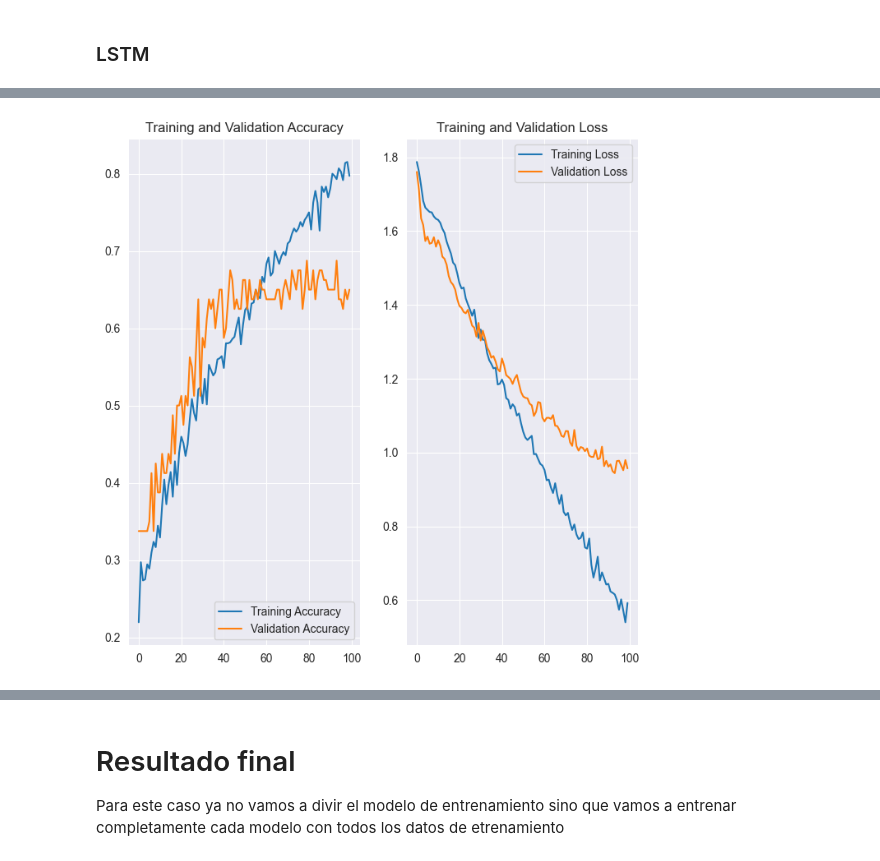
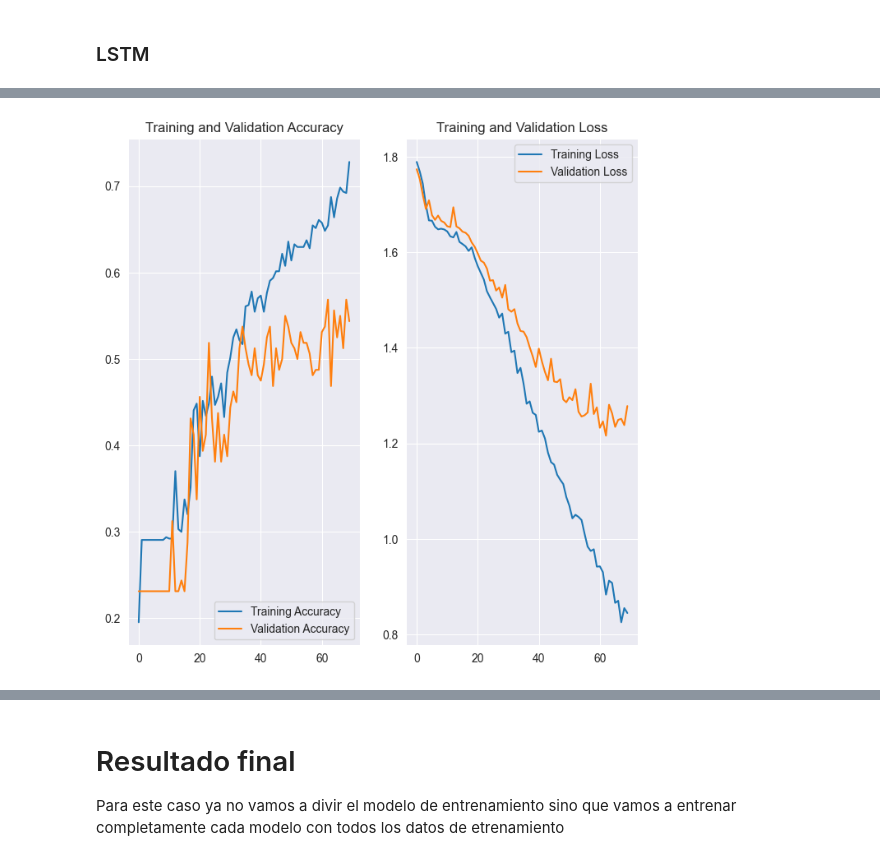
Before and after one commit to devBorisG/Estadistica-III, a Jupyter notebook: Tarea 4/Categorias.ipynb, the cells around one changed output, grey strips where cells are left out. Drawn from its saved outputs; the diff is of its cells as text; code cells hidden in the pictures.

```diff
--- a/Tarea 4/Categorias.ipynb
+++ b/Tarea 4/Categorias.ipynb
@@ -345,14 +555,14 @@ tokenizer.fit_on_texts(df_train["titulo"])
 sequences = tokenizer.texts_to_sequences(df_train["titulo"])
 sequences = pad_sequences(sequences, maxlen=max_len)
 y = label.fit_transform(categoria)
-X_train, X_test, y_train, y_test = train_test_split(sequences, y, test_size=0.1)
+X_train, X_test, y_train, y_test = train_test_split(sequences, y, test_size=0.2)
 # %%
 from keras.src.callbacks import EarlyStopping
 
 lstm_model = Sequential()
-lstm_model.add(layers.Embedding(input_dim=max_words, output_dim=100, input_length=max_len))
+lstm_model.add(layers.Embedding(input_dim=max_words, output_dim=40, input_length=max_len))
 lstm_model.add(layers.SpatialDropout1D(0.7))
-lstm_model.add(layers.LSTM(128, dropout=0.7, recurrent_dropout=0.7))
+lstm_model.add(layers.LSTM(128, dropout=0.3, recurrent_dropout=0.3))
 lstm_model.add(layers.Dense(6, activation='softmax'))
 lstm_model.compile(optimizer='rmsprop', loss='categorical_crossentropy', metrics=['accuracy'])
 
@@ -386,24 +596,24 @@ Test set
 # %%
 acc = history.history['accuracy']
 val_acc = history.history['val_accuracy']
 loss = history.history['loss']
 val_loss = history.history['val_loss']
-epochs_range = range(100)
+epochs_range = range(70)
 
 plt.figure(figsize=(8,8))
 plt.subplot(1, 2, 1)
 plt.plot(epochs_range, acc, label='Training Accuracy')
 plt.plot(epochs_range, val_acc, label='Validation Accuracy')
 plt.legend(loc='lower right')
 plt.title('Training and Validation Accuracy')
 plt.subplot(1, 2, 2)
 plt.plot(epochs_range, loss, label='Training Loss')
 plt.plot(epochs_range, val_loss, label='Validation Loss')
 plt.legend(loc='upper right')
 plt.title('Training and Validation Loss')
 plt.show()
 # %% [output]
-[figure, old version]
+[figure, new version]
 # %%
 lstm_prediction = lstm_model.predict(X_test)
 # %% [output]
```
Also changed, not shown: parts of 53 cells of this notebook, 2 other files.
